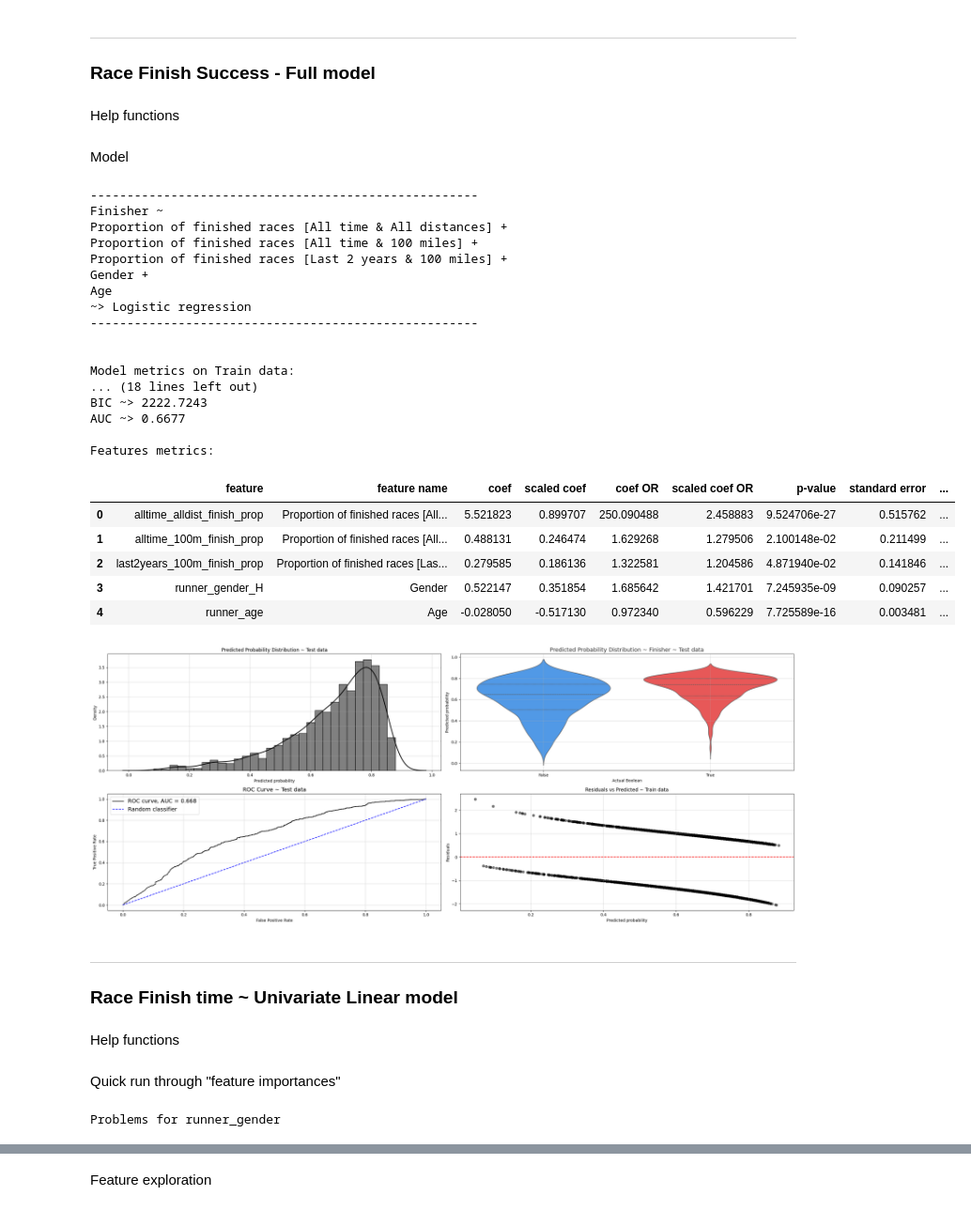
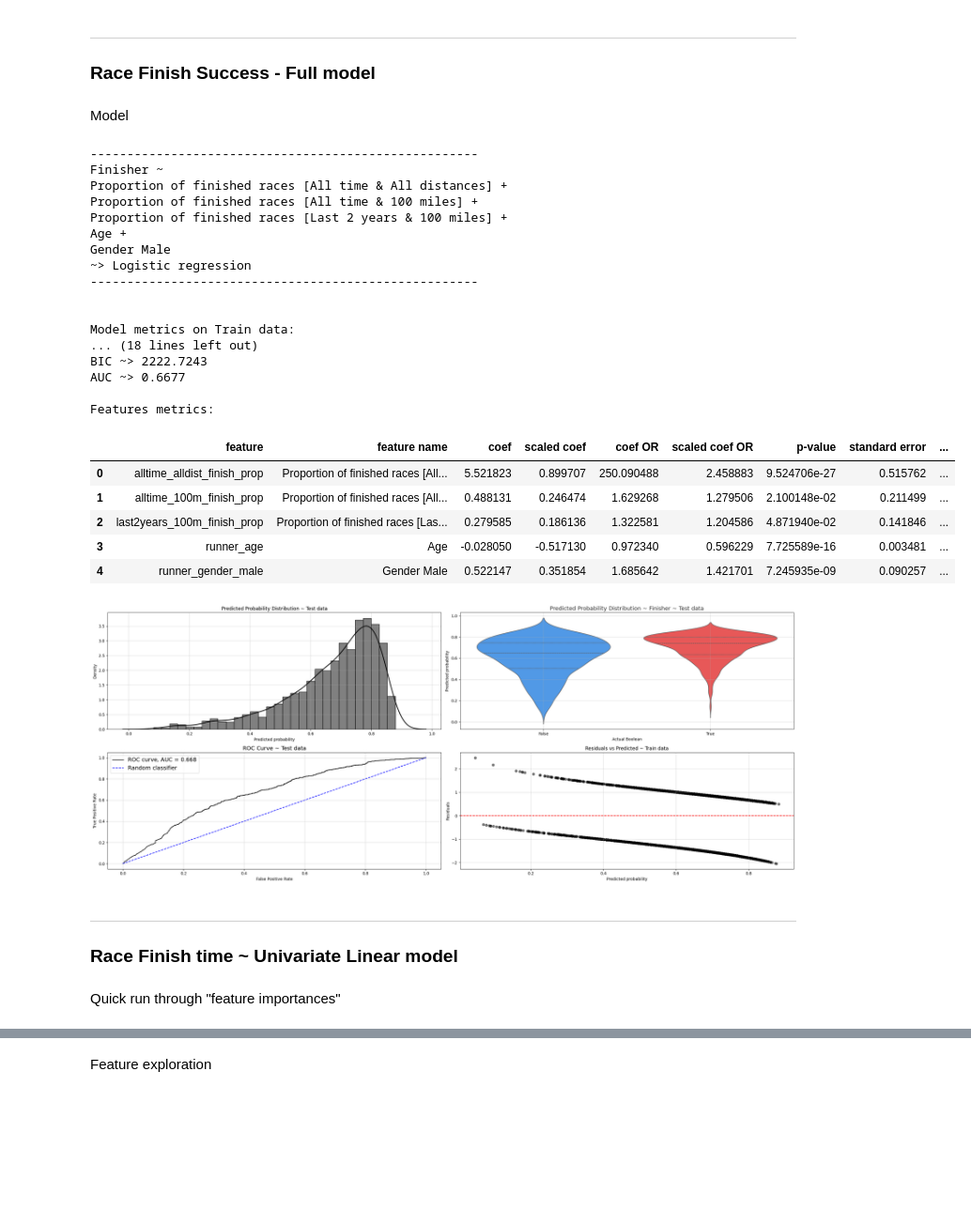
Before and after one commit to 1312Bravo/Sandbox, a Jupyter notebook: analysis.ipynb, the cells around one changed output, grey strips where cells are left out. Shown at 94% size. Drawn from its saved outputs; the diff is of its cells as text; code cells hidden in the pictures; blank space fills up the shorter version.

```diff
--- a/analysis.ipynb
+++ b/analysis.ipynb
@@ -121,11 +109,11 @@ race_results_runner_statistics_finished_test = race_results_runner_statistics_fi
 Prepare dummies
 # %%
 # Gender
-race_results_runner_statistics_finished_train["runner_gender_H"] = np.where(race_results_runner_statistics_finished_train["runner_gender"] == "H", 1, 0)
-race_results_runner_statistics_finished_test["runner_gender_H"] = np.where(race_results_runner_statistics_finished_test["runner_gender"] == "H", 1, 0)
+race_results_runner_statistics_finished_train["runner_gender_male"] = np.where(race_results_runner_statistics_finished_train["runner_gender"] == "H", 1, 0)
+race_results_runner_statistics_finished_test["runner_gender_male"] = np.where(race_results_runner_statistics_finished_test["runner_gender"] == "H", 1, 0)
 
-race_results_runner_statistics_train["runner_gender_H"] = np.where(race_results_runner_statistics_train["runner_gender"] == "H", 1, 0)
-race_results_runner_statistics_test["runner_gender_H"] = np.where(race_results_runner_statistics_test["runner_gender"] == "H", 1, 0)
+race_results_runner_statistics_train["runner_gender_male"] = np.where(race_results_runner_statistics_train["runner_gender"] == "H", 1, 0)
+race_results_runner_statistics_test["runner_gender_male"] = np.where(race_results_runner_statistics_test["runner_gender"] == "H", 1, 0)
 # %% [markdown]
 ---
 ### Analysis
@@ -538,5 +322,3 @@ race_finisher_features_metrics_df
 # %% [markdown]
 ---
 ### Race Finish Success - Full model
-# %% [markdown]
-Help functions
@@ -736,45 +334,43 @@ features_dict = {
     "alltime_100m_finish_prop": "Proportion of finished races [All time & 100 miles]",
     "last2years_100m_finish_prop": "Proportion of finished races [Last 2 years & 100 miles]",
     "runner_age": "Age",
-    "runner_gender_H": "Gender Male",
+    "runner_gender_male": "Gender Male",
     }
 
-_ = full_Logit_model_analysis(
+_ = full_logit_model_analysis(
     target_dict = {"runner_is_finisher": "Finisher"},
     features_dict = features_dict,
     train_data = race_results_runner_statistics_train,
     test_data = race_results_runner_statistics_test,
     alpha = 0.3,
     print_metrics = True,
     show_plot = True
     )
 # %% [output]
 -----------------------------------------------------
 Finisher ~
 Proportion of finished races [All time & All distances] +
 Proportion of finished races [All time & 100 miles] +
 Proportion of finished races [Last 2 years & 100 miles] +
-Gender +
-Age
+Age +
+Gender Male
 ~> Logistic regression
 -----------------------------------------------------
 
 
 Model metrics on Train data:
 ... (18 lines left out)
 BIC ~> 2222.7243
 AUC ~> 0.6677
 
 Features metrics:
 |  | feature | feature name | coef | scaled coef | coef OR | scaled coef OR | p-value | standard error | ... |
 | 0 | alltime_alldist_finish_prop | Proportion of finished races [All... | 5.521823 | 0.899707 | 250.090488 | 2.458883 | 9.524706e-27 | 0.515762 | ... |
 | 1 | alltime_100m_finish_prop | Proportion of finished races [All... | 0.488131 | 0.246474 | 1.629268 | 1.279506 | 2.100148e-02 | 0.211499 | ... |
 | 2 | last2years_100m_finish_prop | Proportion of finished races [Las... | 0.279585 | 0.186136 | 1.322581 | 1.204586 | 4.871940e-02 | 0.141846 | ... |
-| 3 | runner_gender_H | Gender | 0.522147 | 0.351854 | 1.685642 | 1.421701 | 7.245935e-09 | 0.090257 | ... |
-| 4 | runner_age | Age | -0.028050 | -0.517130 | 0.972340 | 0.596229 | 7.725589e-16 | 0.003481 | ... |
+| 3 | runner_age | Age | -0.028050 | -0.517130 | 0.972340 | 0.596229 | 7.725589e-16 | 0.003481 | ... |
+| 4 | runner_gender_male | Gender Male | 0.522147 | 0.351854 | 1.685642 | 1.421701 | 7.245935e-09 | 0.090257 | ... |
 [figure]
 # %% [markdown]
 ---
 ### Race Finish time ~ Univariate Linear model
-# %% [markdown]
-Help functions
@@ -1033,7 +396,7 @@ for single_feature in features_to_analyse:
     # Numeric features
     if pd.api.types.is_numeric_dtype(race_results_runner_statistics_finished_train[single_feature]):
         try:
-            single_feature_metrics = univariate_OLS_numeric(
+            single_feature_metrics = univariate_ols_numeric(
                 target = "runner_race_time_hours", target_name = "Race Time",
                 feature = single_feature, feature_name = "Feature",
                 data = race_results_runner_statistics_finished_train,
@@ -1048,7 +411,7 @@ for single_feature in features_to_analyse:
     # Categorical features
     else:
         try:
-            single_feature_metrics = univariate_OLS_categorical(
+            single_feature_metrics = univariate_ols_categorical(
                 target = "runner_race_time_hours", target_name = "Race Time",
                 feature = single_feature, feature_name = "Feature",
                 data = race_results_runner_statistics_finished_train,
@@ -1065,8 +428,6 @@ for single_feature in features_to_analyse:
 
 # Combine all features metrics into a DataFrame
 race_time_features_metrics_df = pd.concat(race_time_features_metrics_list, ignore_index=True)
-# %% [output]
-Problems for runner_gender
 # %%
 # Check
 race_time_features_metrics_df = race_time_features_metrics_df.sort_values(
```
Also changed, not shown: parts of 26 cells of this notebook, 3 other files.
